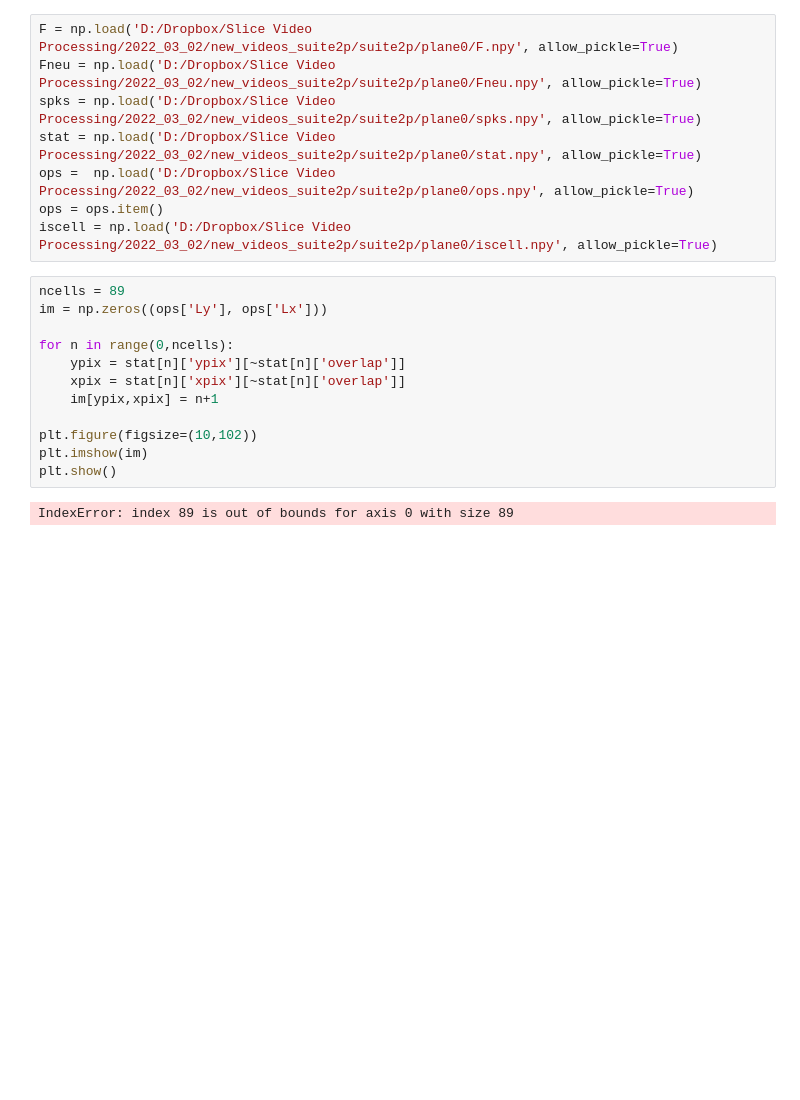
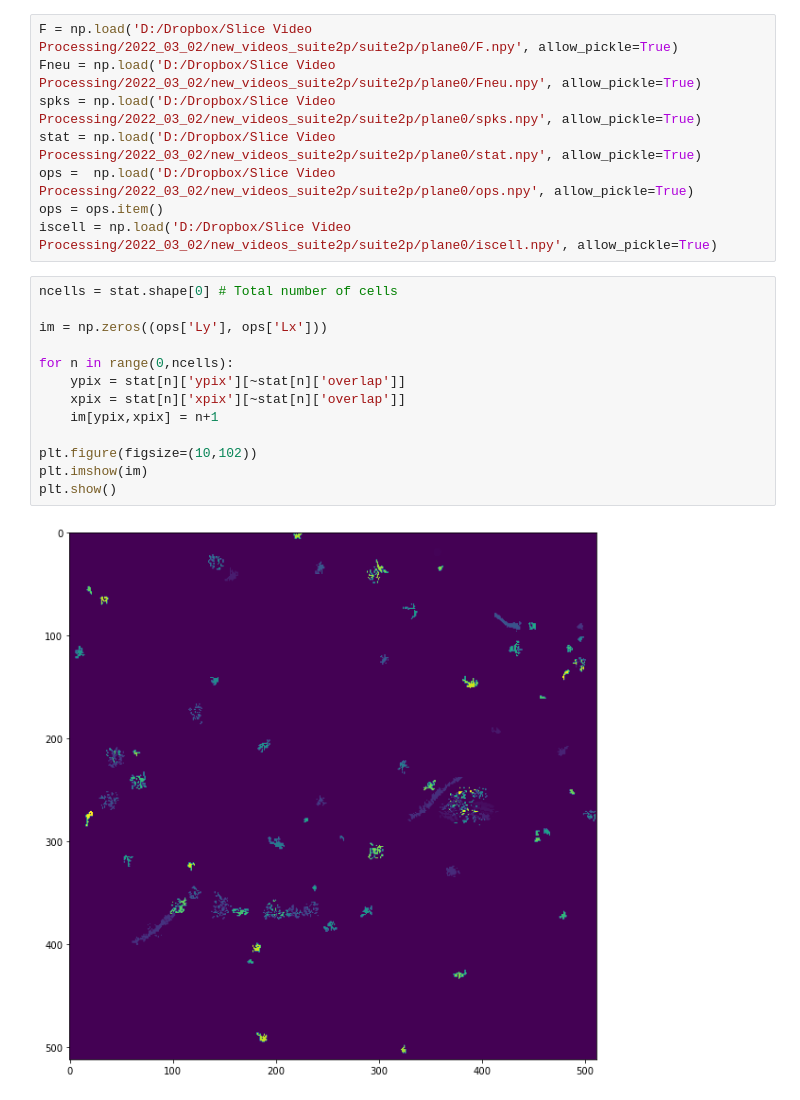
Before and after one commit to rdiazrincon/VTA_SNc, a Jupyter notebook: exploring_cells.ipynb, the cells around one changed output. Cells and saved outputs as stored; diff of their text form; blank space fills up the shorter version.

Commit message:
Adjusting total number of cells

```diff
--- a/exploring_cells.ipynb
+++ b/exploring_cells.ipynb
@@ -10,16 +10,17 @@ ops =  np.load('D:/Dropbox/Slice Video Processing/2022_03_02/new_videos_suite2p/
 ops = ops.item()
 iscell = np.load('D:/Dropbox/Slice Video Processing/2022_03_02/new_videos_suite2p/suite2p/plane0/iscell.npy', allow_pickle=True)
 # %%
-ncells = 89
+ncells = stat.shape[0] # Total number of cells
+
 im = np.zeros((ops['Ly'], ops['Lx']))
 
 for n in range(0,ncells):
     ypix = stat[n]['ypix'][~stat[n]['overlap']]
     xpix = stat[n]['xpix'][~stat[n]['overlap']]
     im[ypix,xpix] = n+1
 
 plt.figure(figsize=(10,102))
 plt.imshow(im)
 plt.show()
 # %% [output]
-IndexError: index 89 is out of bounds for axis 0 with size 89
+[figure, added]
```
